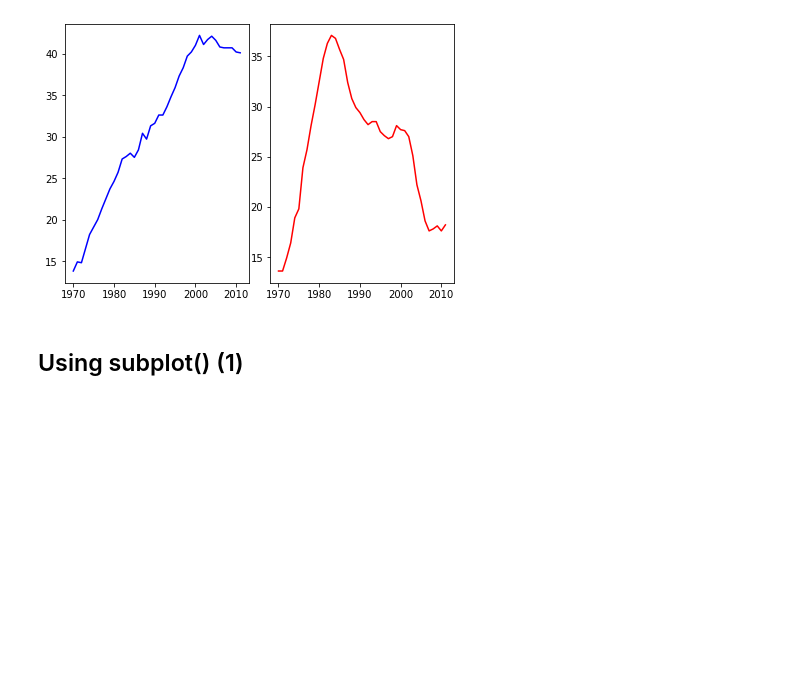
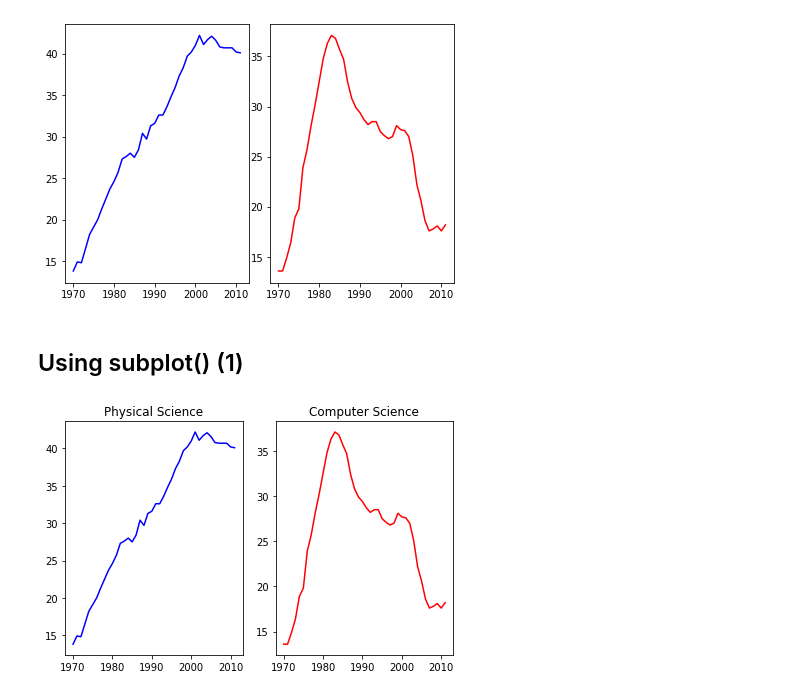
Before and after one commit to ThinNandarSoe/DataCamp, a Jupyter notebook: Introduction to Data Visualization in Python/Chapter_1.ipynb, the cells around one changed output. Cells and saved outputs as stored; diff of their text form; code cells hidden in the pictures; blank space fills up the shorter version.

```diff
--- a/Introduction to Data Visualization in Python/Chapter_1.ipynb
+++ b/Introduction to Data Visualization in Python/Chapter_1.ipynb
@@ -80,3 +82,23 @@ plt.show()
 [figure]
 # %% [markdown]
 ## Using subplot() (1)
+# %%
+# Create a figure with 1x2 subplot and make the left subplot active
+plt.subplot(1,2,1)
+
+# Plot in blue the % of degrees awarded to women in the Physical Sciences
+plt.plot(year, physical_sciences, color='blue')
+plt.title('Physical Science')
+
+# Make the right subplot active in the current 1x2 subplot grid
+plt.subplot(1,2,2)
+
+# Plot in red the % of degrees awarded to women in Computer Science
+plt.plot(year, computer_science, color='red')
+plt.title('Computer Science')
+
+# Use plt.tight_layout() to improve the spacing between subplots
+plt.tight_layout()
+plt.show()
+# %% [output]
+[figure, added]
```
Also changed, not shown: parts of 4 cells of this notebook, 2 other files.
